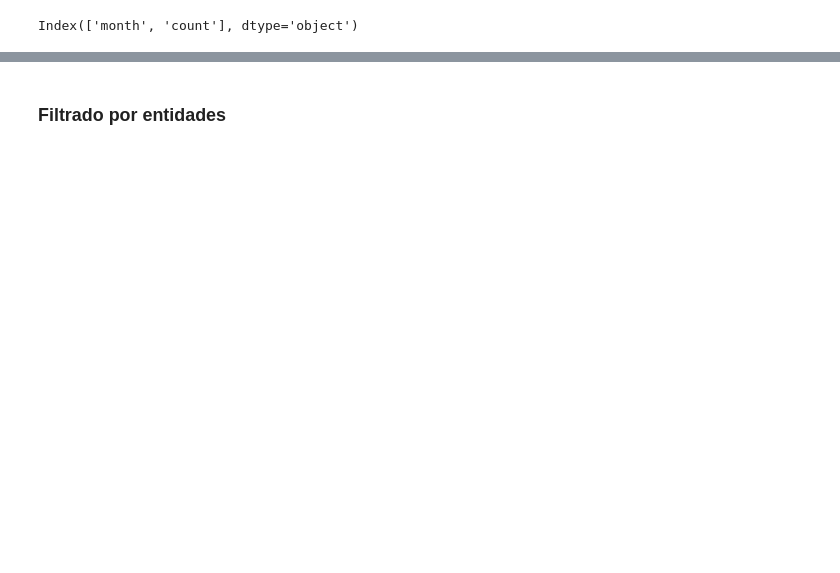
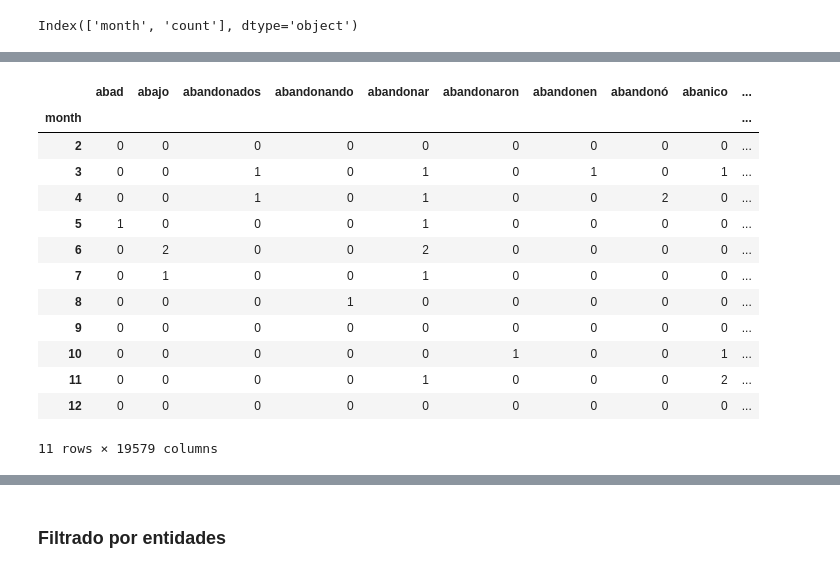
Before and after one commit to Walt9819/factores-impacto-desempleo-mexico, a Jupyter notebook: Python/AnálisisExploratorioDENUE.ipynb, the cells around one changed output, grey strips where cells are left out. Saved outputs shown, nothing was run; the diff lists cells and outputs as text; code cells hidden in the pictures; blank space fills up the shorter version.

```diff
--- a/Python/AnálisisExploratorioDENUE.ipynb
+++ b/Python/AnálisisExploratorioDENUE.ipynb
@@ -104,7 +109,7 @@ def clean_text_round1(text):
 
 round1 = lambda x: clean_text_round1(x)
 
-data_clean = pd.DataFrame(data_year.body.apply(round1))
+data_clean = pd.DataFrame(data_month.body.apply(round1))
 
 # Apply a second round of cleaning
 def clean_text_round2(text):
@@ -119,4 +124,4 @@ data_clean = pd.DataFrame(data_clean.body.apply(round2))
 data_clean
 
 # Let's pickle it for later use
-data_year.to_pickle("corpus.pkl")
+# data_month.to_pickle("corpus.pkl")
@@ -122,0 +142,35 @@ data_year.to_pickle("corpus.pkl")
+# %%
+import base64
+import requests
+
+master = "https://raw.githubusercontent.com/Walt9819/factores-impacto-desempleo-mexico/main/Python/data/spanish.txt"
+req = requests.get(master)
+lines = req.text.split(sep='\n')
+#print(req)
+# %%
+cv = CountVectorizer(stop_words=lines)
+data_cv = cv.fit_transform(data_clean.body)
+data_dtm = pd.DataFrame(data_cv.toarray(), columns=cv.get_feature_names())
+data_dtm.index = data_clean.index
+
+#data_dtm.to_pickle("dtm.pkl")
+# Let's also pickle the cleaned data (before we put it in document-term matrix format) and the CountVectorizer object
+#data_clean.to_pickle('data_clean.pkl')
+#pickle.dump(cv, open("cv.pkl", "wb"))
+
+data_dtm
+# %% [output]
+|  | abad | abajo | abandonados | abandonando | abandonar | abandonaron | abandonen | abandonó | abanico | ... |
+| month |  |  |  |  |  |  |  |  |  | ... |
+| 2 | 0 | 0 | 0 | 0 | 0 | 0 | 0 | 0 | 0 | ... |
+| 3 | 0 | 0 | 1 | 0 | 1 | 0 | 1 | 0 | 1 | ... |
+| 4 | 0 | 0 | 1 | 0 | 1 | 0 | 0 | 2 | 0 | ... |
+| 5 | 1 | 0 | 0 | 0 | 1 | 0 | 0 | 0 | 0 | ... |
+| 6 | 0 | 2 | 0 | 0 | 2 | 0 | 0 | 0 | 0 | ... |
+| 7 | 0 | 1 | 0 | 0 | 1 | 0 | 0 | 0 | 0 | ... |
+| 8 | 0 | 0 | 0 | 1 | 0 | 0 | 0 | 0 | 0 | ... |
+| 9 | 0 | 0 | 0 | 0 | 0 | 0 | 0 | 0 | 0 | ... |
+| 10 | 0 | 0 | 0 | 0 | 0 | 1 | 0 | 0 | 1 | ... |
+| 11 | 0 | 0 | 0 | 0 | 1 | 0 | 0 | 0 | 2 | ... |
+| 12 | 0 | 0 | 0 | 0 | 0 | 0 | 0 | 0 | 0 | ... |
+11 rows × 19579 columns
```
Also changed, not shown: parts of 12 cells of this notebook.
